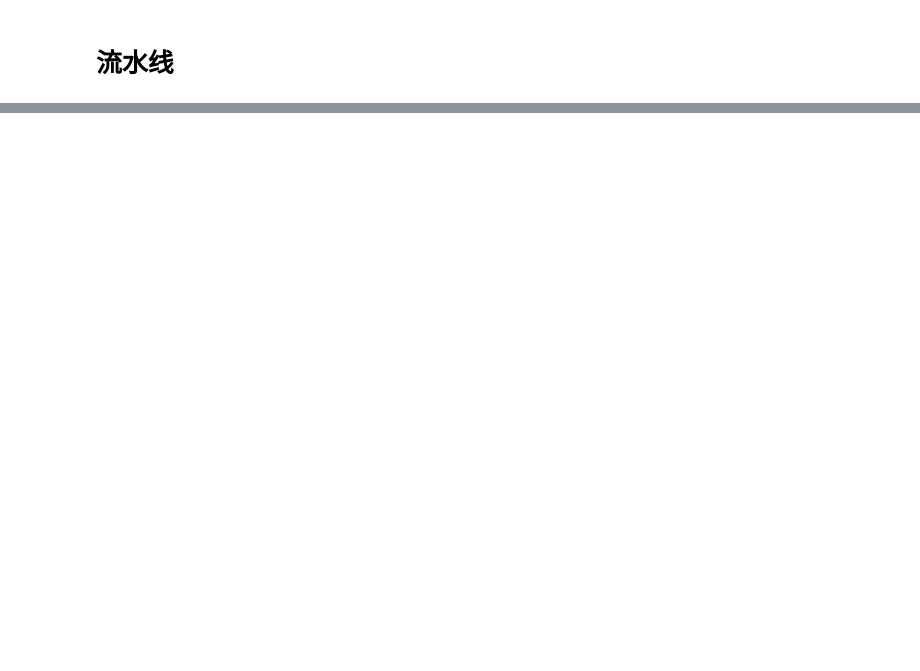
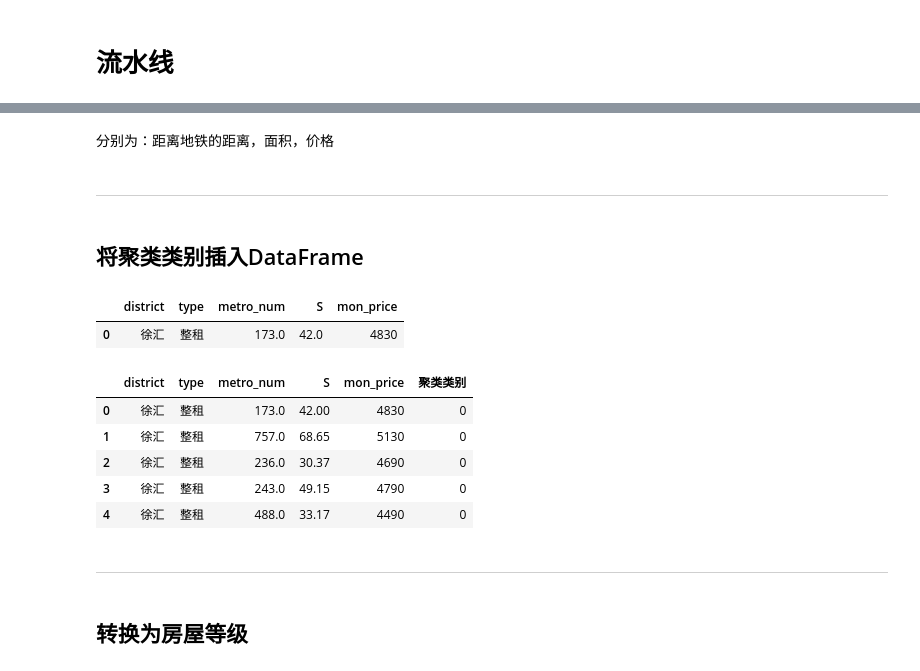
Before and after one commit to brandonchow1997/ziroom_ml_analysis, a Jupyter notebook: shanghai_houseprice_analysis.ipynb, the cells around one changed output, grey strips where cells are left out. Saved outputs shown, nothing was run; the diff lists cells and outputs as text; code cells hidden in the pictures; blank space fills up the shorter version.

```diff
--- a/shanghai_houseprice_analysis.ipynb
+++ b/shanghai_houseprice_analysis.ipynb
@@ -145,0 +207,5 @@ array([[ 0.        ,  0.        ,  1.        , ..., -1.1958562 ,
+# %%
+from sklearn.cluster import KMeans # 导入Kmeans
+k=5 # 聚类类别数
+kmodel = KMeans(n_clusters=k, n_jobs=4)
+kmodel.fit(housing_prepared)
@@ -145,0 +236,30 @@ array([[ 0.        ,  0.        ,  1.        , ..., -1.1958562 ,
+# %% [markdown]
+分别为：距离地铁的距离，面积，价格
+# %% [markdown]
+---
+# %% [markdown]
+## 将聚类类别插入DataFrame
+# %%
+housing_data = housing.copy()
+housing_data.head(1)
+# %% [output]
+|  | district | type | metro_num | S | mon_price |
+| 0 | 徐汇 | 整租 | 173.0 | 42.0 | 4830 |
+# %%
+label = Series(kmodel.labels_,index=housing_data.index)
+
+housing_data.insert(5,'聚类类别',label)
+#kmeans_job
+# %%
+housing_data.head()
+# %% [output]
+|  | district | type | metro_num | S | mon_price | 聚类类别 |
+| 0 | 徐汇 | 整租 | 173.0 | 42.00 | 4830 | 0 |
+| 1 | 徐汇 | 整租 | 757.0 | 68.65 | 5130 | 0 |
+| 2 | 徐汇 | 整租 | 236.0 | 30.37 | 4690 | 0 |
+| 3 | 徐汇 | 整租 | 243.0 | 49.15 | 4790 | 0 |
+| 4 | 徐汇 | 整租 | 488.0 | 33.17 | 4490 | 0 |
+# %% [markdown]
+---
+# %% [markdown]
+## 转换为房屋等级
```
Also changed, not shown: parts of 58 cells of this notebook, 2 other files.
